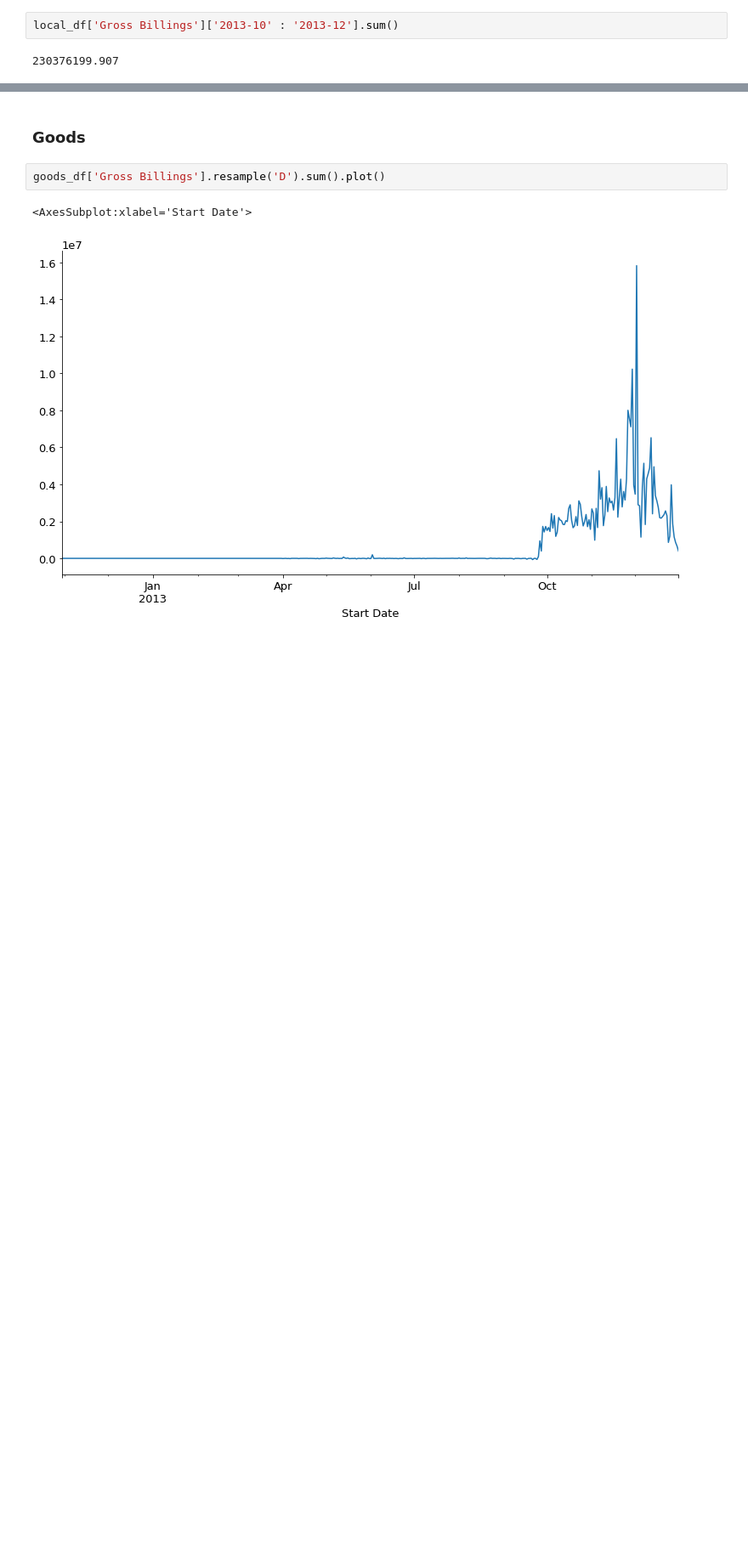
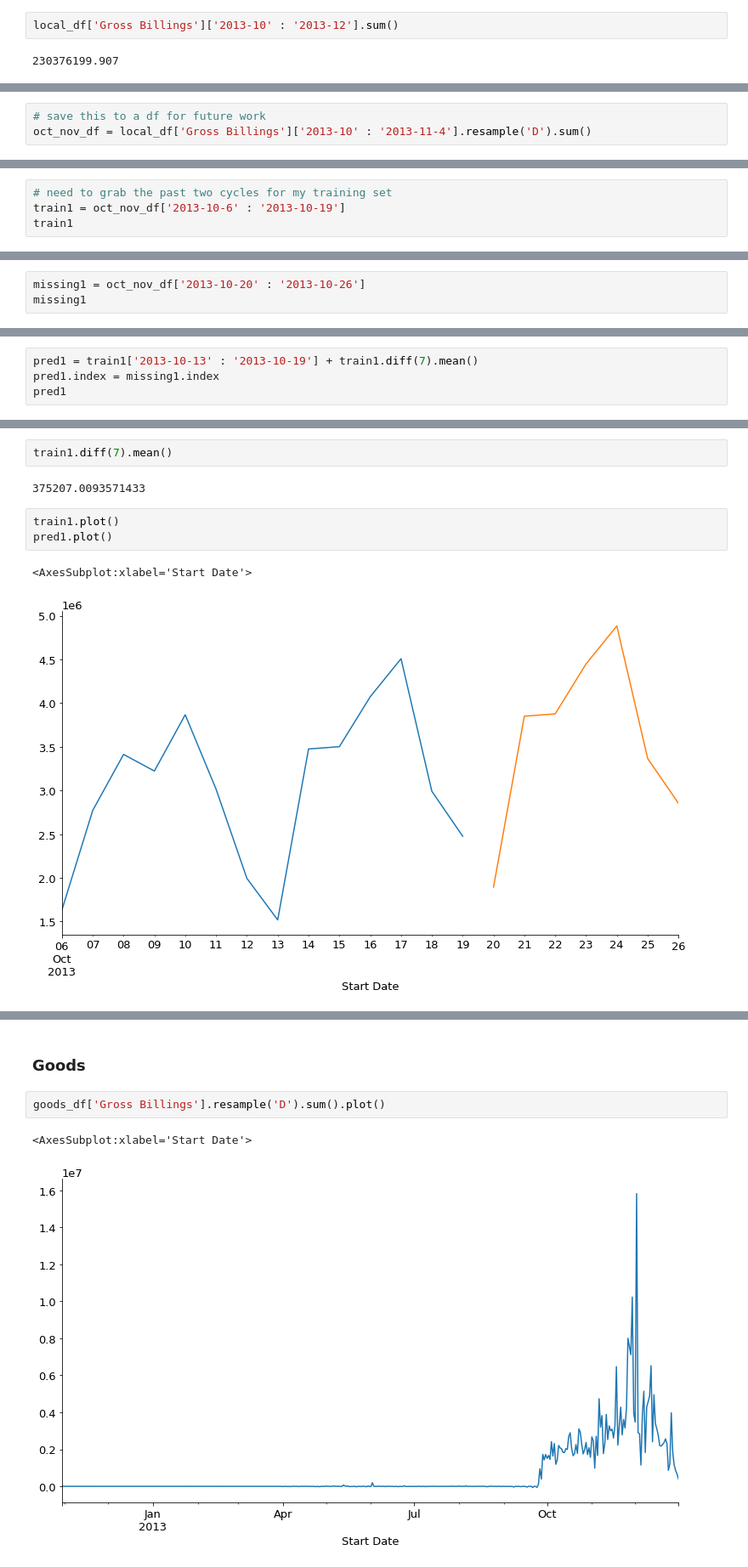
Before and after one commit to adam-talbot/time_series_personal_project, a Jupyter notebook: GRPN.ipynb, the cells around one changed output, grey strips where cells are left out. Shown at 85% size. Saved outputs shown, nothing was run; the diff lists cells and outputs as text; blank space fills up the shorter version.

```diff
--- a/GRPN.ipynb
+++ b/GRPN.ipynb
@@ -338,0 +333,3 @@ Freq: D, Name: Gross Billings, dtype: float64
+# %%
+# save this to a df for future work
+oct_nov_df = local_df['Gross Billings']['2013-10' : '2013-11-4'].resample('D').sum()
@@ -340,0 +371,4 @@ Freq: D, Name: Gross Billings, dtype: float64
+# %%
+# need to grab the past two cycles for my training set
+train1 = oct_nov_df['2013-10-6' : '2013-10-19']
+train1
@@ -340,0 +392,3 @@ Freq: D, Name: Gross Billings, dtype: float64
+# %%
+missing1 = oct_nov_df['2013-10-20' : '2013-10-26']
+missing1
@@ -340,0 +405,4 @@ Freq: D, Name: Gross Billings, dtype: float64
+# %%
+pred1 = train1['2013-10-13' : '2013-10-19'] + train1.diff(7).mean()
+pred1.index = missing1.index
+pred1
@@ -340,0 +419,10 @@ Freq: D, Name: Gross Billings, dtype: float64
+# %%
+train1.diff(7).mean()
+# %% [output]
+375207.0093571433
+# %%
+train1.plot()
+pred1.plot()
+# %% [output]
+<AxesSubplot:xlabel='Start Date'>
+[figure, added]
```
Also changed, not shown: parts of 29 cells of this notebook, 2 other files.
